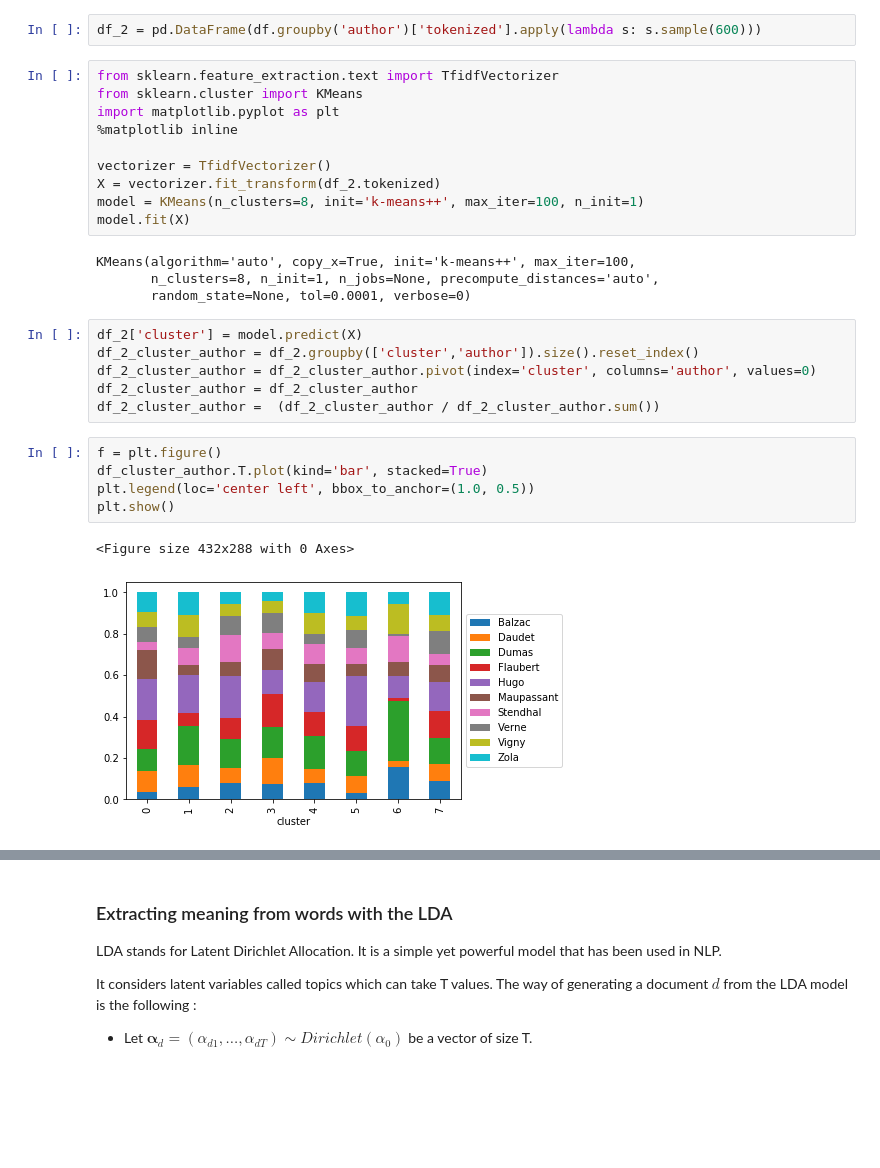
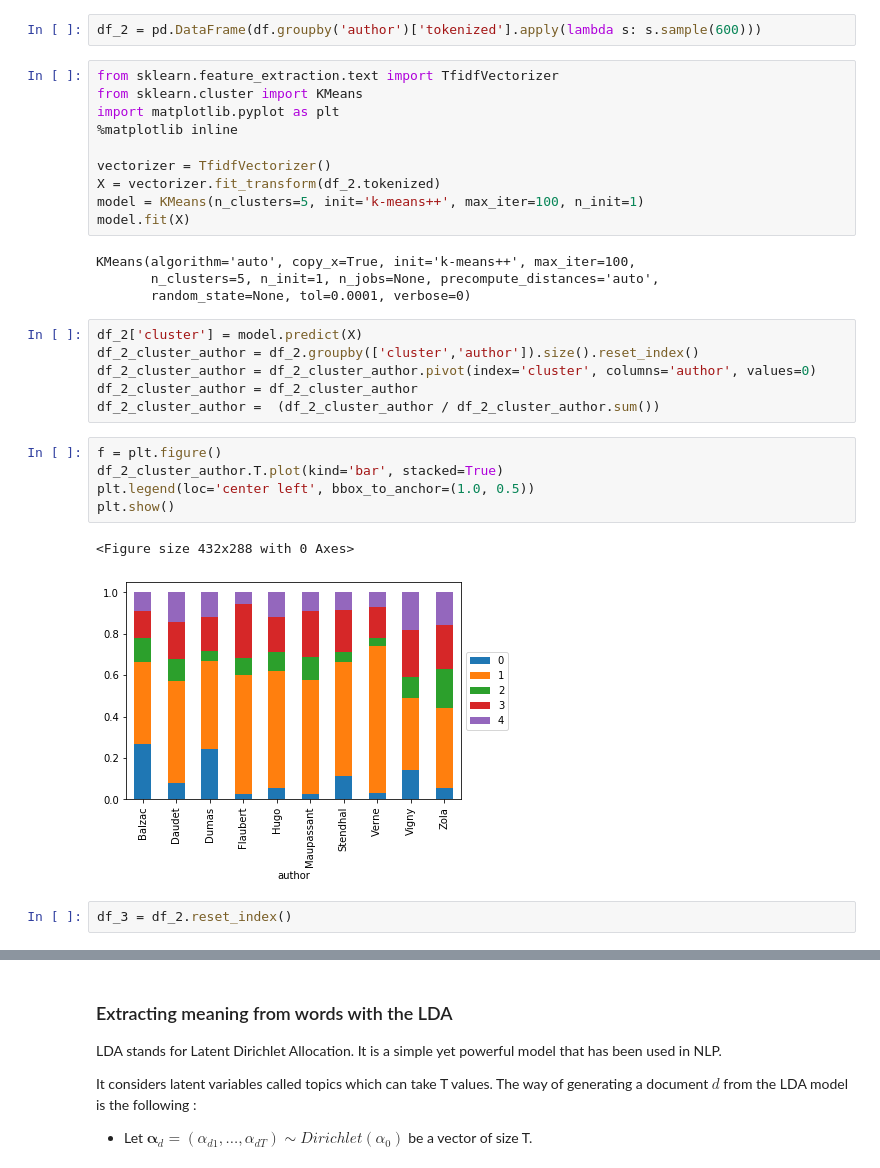
Before and after one commit to avouacr/who-wrote-this, a Jupyter notebook: Project_French_author_classification.ipynb, the cells around one changed output, grey strips where cells are left out. Drawn from its saved outputs; the diff is of its cells as text; blank space fills up the shorter version.

Commit message:
added plenty of figs for kmeans with tf_idf

```diff
--- a/Project_French_author_classification.ipynb
+++ b/Project_French_author_classification.ipynb
@@ -233,11 +233,11 @@ import matplotlib.pyplot as plt
 
 vectorizer = TfidfVectorizer()
 X = vectorizer.fit_transform(df_2.tokenized)
-model = KMeans(n_clusters=8, init='k-means++', max_iter=100, n_init=1)
+model = KMeans(n_clusters=5, init='k-means++', max_iter=100, n_init=1)
 model.fit(X)
 # %% [output]
 KMeans(algorithm='auto', copy_x=True, init='k-means++', max_iter=100,
-       n_clusters=8, n_init=1, n_jobs=None, precompute_distances='auto',
+       n_clusters=5, n_init=1, n_jobs=None, precompute_distances='auto',
        random_state=None, tol=0.0001, verbose=0)
 # %%
 df_2['cluster'] = model.predict(X)
@@ -247,9 +247,11 @@ df_2_cluster_author = df_2_cluster_author
 df_2_cluster_author =  (df_2_cluster_author / df_2_cluster_author.sum())
 # %%
 f = plt.figure()
-df_cluster_author.T.plot(kind='bar', stacked=True)
+df_2_cluster_author.T.plot(kind='bar', stacked=True)
 plt.legend(loc='center left', bbox_to_anchor=(1.0, 0.5))
 plt.show()
 # %% [output]
 <Figure size 432x288 with 0 Axes>
-[figure, old version]
+[figure, new version]
+# %%
+df_3 = df_2.reset_index()
```
Also changed, not shown: parts of 5 cells of this notebook.
